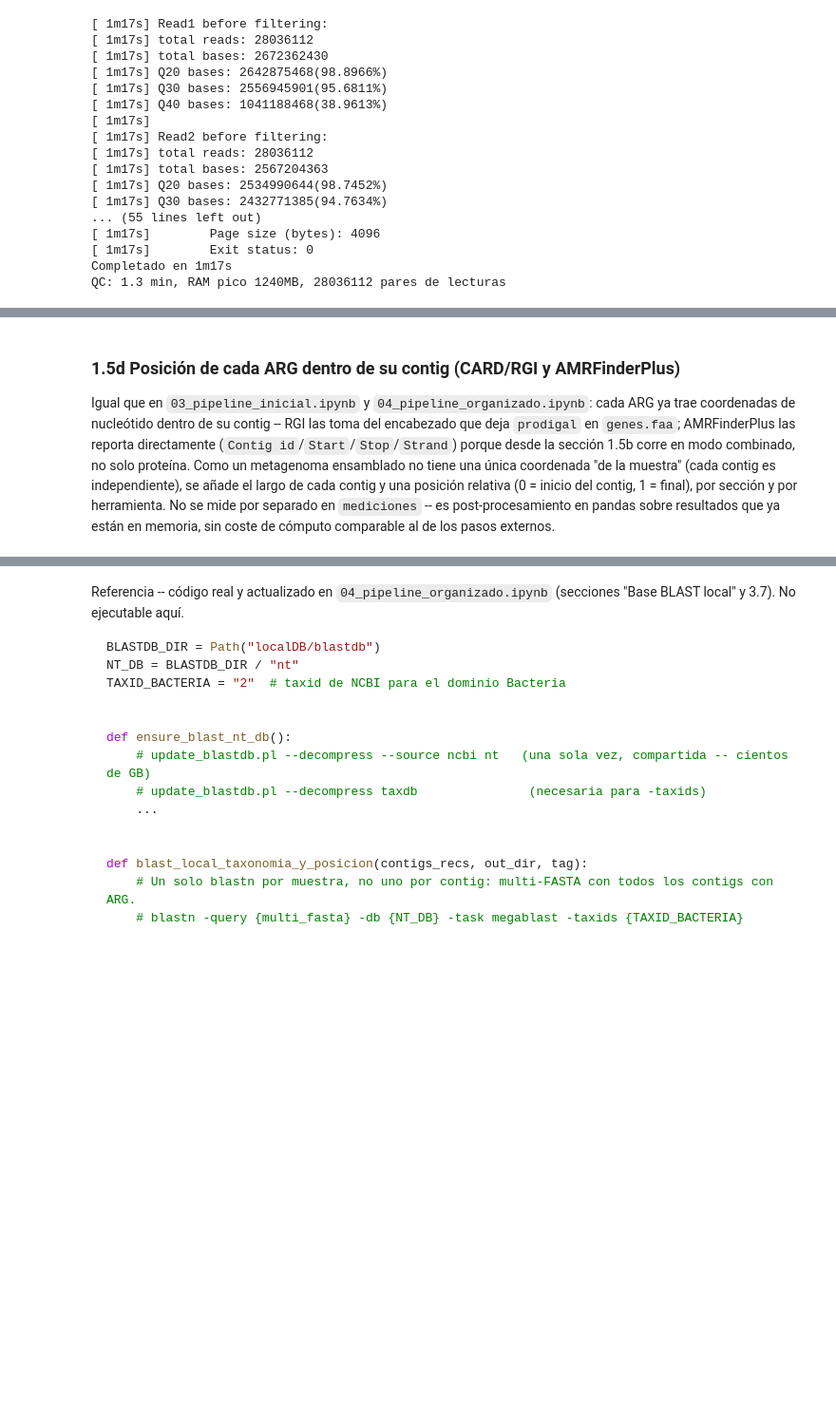
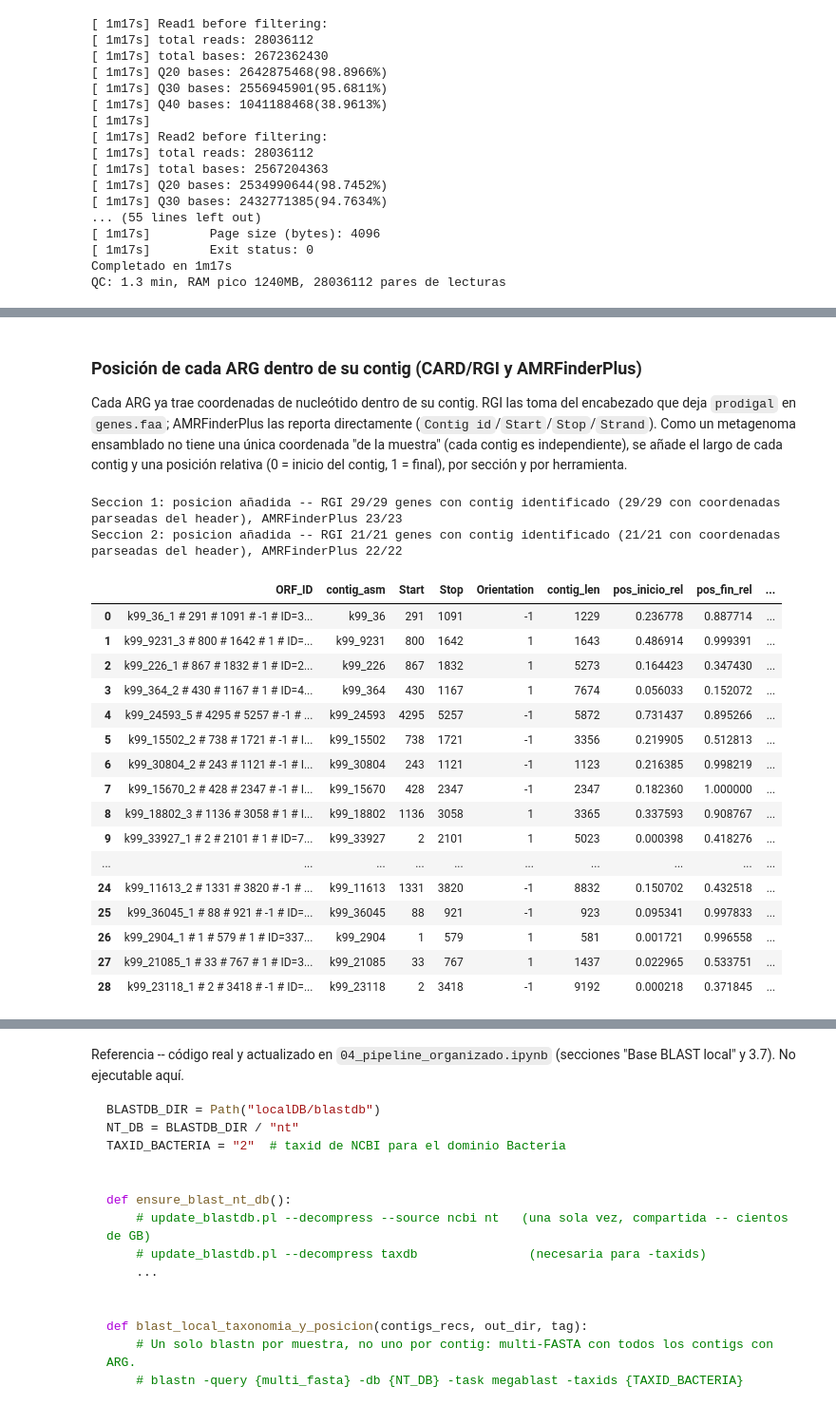
Before and after one commit to jujgomezru/proyectoFinalML, a Jupyter notebook: 02_estimacion_recursos.ipynb, the cells around one changed output, grey strips where cells are left out. Shown at 95% size. Saved outputs shown, nothing was run; the diff lists cells and outputs as text; code cells hidden in the pictures; blank space fills up the shorter version.

Commit message:
Versión para producción 1 de Notebooks para pipeline metagenómico

```diff
--- a/02_estimacion_recursos.ipynb
+++ b/02_estimacion_recursos.ipynb
@@ -684,14 +818,10 @@ cruce_gen[1]
 # %% [markdown]
-### 1.5d Posición de cada ARG dentro de su contig (CARD/RGI y AMRFinderPlus)
+### Posición de cada ARG dentro de su contig (CARD/RGI y AMRFinderPlus)
 
-Igual que en `03_pipeline_inicial.ipynb` y `04_pipeline_organizado.ipynb`: cada ARG ya trae
-coordenadas de nucleótido dentro de su contig -- RGI las toma del encabezado que deja `prodigal` en
-`genes.faa`; AMRFinderPlus las reporta directamente (`Contig id`/`Start`/`Stop`/`Strand`) porque
-desde la sección 1.5b corre en modo combinado, no solo proteína. Como un metagenoma ensamblado no
+Cada ARG ya trae coordenadas de nucleótido dentro de su contig. RGI las toma del encabezado que deja `prodigal` en
+`genes.faa`; AMRFinderPlus las reporta directamente (`Contig id`/`Start`/`Stop`/`Strand`). Como un metagenoma ensamblado no
 tiene una única coordenada "de la muestra" (cada contig es independiente), se añade el largo de cada
-contig y una posición relativa (0 = inicio del contig, 1 = final), por sección y por herramienta. No
-se mide por separado en `mediciones` -- es post-procesamiento en pandas sobre resultados que ya están
-en memoria, sin coste de cómputo comparable al de los pasos externos.
+contig y una posición relativa (0 = inicio del contig, 1 = final), por sección y por herramienta.
 # %%
 def contig_de_orf(orf, asm_ids):
     orf = str(orf).split()[0]
@@ -702,32 +832,66 @@ def contig_de_orf(orf, asm_ids):
         cand = "_".join(partes[:corte])
         if cand in asm_ids:
             return cand
     return None
+
+
+def coords_desde_header_prodigal(orf_id):
+    m = re.search(r"#\s*(\d+)\s*#\s*(\d+)\s*#\s*(-?1)\s*#", str(orf_id))
+    if not m:
+        return pd.Series([None, None, None])
+    inicio, fin, hebra = m.groups()
+    return pd.Series([int(inicio), int(fin), int(hebra)])
 
 
 def agregar_posicion_relativa(df, contigs_path, col_contig, col_start, col_stop, resolver_contig=None):
     largos = {r.id: len(r.seq) for r in SeqIO.parse(str(contigs_path), "fasta")}
     df = df.copy()
     if resolver_contig:
         asm_ids = set(largos)
         df["contig_asm"] = df[col_contig].map(lambda x: resolver_contig(x, asm_ids))
     else:
         df["contig_asm"] = df[col_contig]
     df["contig_len"] = df["contig_asm"].map(largos)
     df["pos_inicio_rel"] = df[col_start] / df["contig_len"]
     df["pos_fin_rel"] = df[col_stop] / df["contig_len"]
     return df
 
 
 for i in genes_faa:
+    # rgi main -t protein deja Start/Stop/Orientation vacios (no calcula coordenadas genomicas en ese
+    # modo) -- se sacan del propio ORF_ID, que trae el header de prodigal ("contig # inicio # fin # hebra # ...")
+    rgi_df[i][["Start", "Stop", "Orientation"]] = rgi_df[i]["ORF_ID"].apply(coords_desde_header_prodigal)
+
     rgi_df[i] = agregar_posicion_relativa(rgi_df[i], contigs[i], "ORF_ID", "Start", "Stop",
                                           resolver_contig=contig_de_orf)
     amrfinder_df[i] = agregar_posicion_relativa(amrfinder_df[i], contigs[i], "Contig id", "Start", "Stop")
 
     sin_contig_rgi = rgi_df[i]["contig_asm"].isna().sum()
+    sin_coords_rgi = rgi_df[i]["Start"].isna().sum()
     print(f"Seccion {i}: posicion añadida -- RGI {len(rgi_df[i]) - sin_contig_rgi}/{len(rgi_df[i])} "
-          f"genes con contig identificado, AMRFinderPlus {len(amrfinder_df[i])}/{len(amrfinder_df[i])}")
+          f"genes con contig identificado ({len(rgi_df[i]) - sin_coords_rgi}/{len(rgi_df[i])} con "
+          f"coordenadas parseadas del header), AMRFinderPlus {len(amrfinder_df[i])}/{len(amrfinder_df[i])}")
 
 rgi_df[1][["ORF_ID", "contig_asm", "Start", "Stop", "Orientation", "contig_len",
           "pos_inicio_rel", "pos_fin_rel", "Best_Hit_ARO"]]
+# %% [output]
+Seccion 1: posicion añadida -- RGI 29/29 genes con contig identificado (29/29 con coordenadas parseadas del header), AMRFinderPlus 23/23
+Seccion 2: posicion añadida -- RGI 21/21 genes con contig identificado (21/21 con coordenadas parseadas del header), AMRFinderPlus 22/22
+|  | ORF_ID | contig_asm | Start | Stop | Orientation | contig_len | pos_inicio_rel | pos_fin_rel | ... |
+| 0 | k99_36_1 # 291 # 1091 # -1 # ID=3... | k99_36 | 291 | 1091 | -1 | 1229 | 0.236778 | 0.887714 | ... |
+| 1 | k99_9231_3 # 800 # 1642 # 1 # ID=... | k99_9231 | 800 | 1642 | 1 | 1643 | 0.486914 | 0.999391 | ... |
+| 2 | k99_226_1 # 867 # 1832 # 1 # ID=2... | k99_226 | 867 | 1832 | 1 | 5273 | 0.164423 | 0.347430 | ... |
+| 3 | k99_364_2 # 430 # 1167 # 1 # ID=4... | k99_364 | 430 | 1167 | 1 | 7674 | 0.056033 | 0.152072 | ... |
+| 4 | k99_24593_5 # 4295 # 5257 # -1 # ... | k99_24593 | 4295 | 5257 | -1 | 5872 | 0.731437 | 0.895266 | ... |
+| 5 | k99_15502_2 # 738 # 1721 # -1 # I... | k99_15502 | 738 | 1721 | -1 | 3356 | 0.219905 | 0.512813 | ... |
+| 6 | k99_30804_2 # 243 # 1121 # -1 # I... | k99_30804 | 243 | 1121 | -1 | 1123 | 0.216385 | 0.998219 | ... |
+| 7 | k99_15670_2 # 428 # 2347 # -1 # I... | k99_15670 | 428 | 2347 | -1 | 2347 | 0.182360 | 1.000000 | ... |
+| 8 | k99_18802_3 # 1136 # 3058 # 1 # I... | k99_18802 | 1136 | 3058 | 1 | 3365 | 0.337593 | 0.908767 | ... |
+| 9 | k99_33927_1 # 2 # 2101 # 1 # ID=7... | k99_33927 | 2 | 2101 | 1 | 5023 | 0.000398 | 0.418276 | ... |
+| ... | ... | ... | ... | ... | ... | ... | ... | ... | ... |
+| 24 | k99_11613_2 # 1331 # 3820 # -1 # ... | k99_11613 | 1331 | 3820 | -1 | 8832 | 0.150702 | 0.432518 | ... |
+| 25 | k99_36045_1 # 88 # 921 # -1 # ID=... | k99_36045 | 88 | 921 | -1 | 923 | 0.095341 | 0.997833 | ... |
+| 26 | k99_2904_1 # 1 # 579 # 1 # ID=337... | k99_2904 | 1 | 579 | 1 | 581 | 0.001721 | 0.996558 | ... |
+| 27 | k99_21085_1 # 33 # 767 # 1 # ID=3... | k99_21085 | 33 | 767 | 1 | 1437 | 0.022965 | 0.533751 | ... |
+| 28 | k99_23118_1 # 2 # 3418 # -1 # ID=... | k99_23118 | 2 | 3418 | -1 | 9192 | 0.000218 | 0.371845 | ... |
 # %% [markdown]
```
Also changed, not shown: parts of 36 cells of this notebook, 11 other files.
